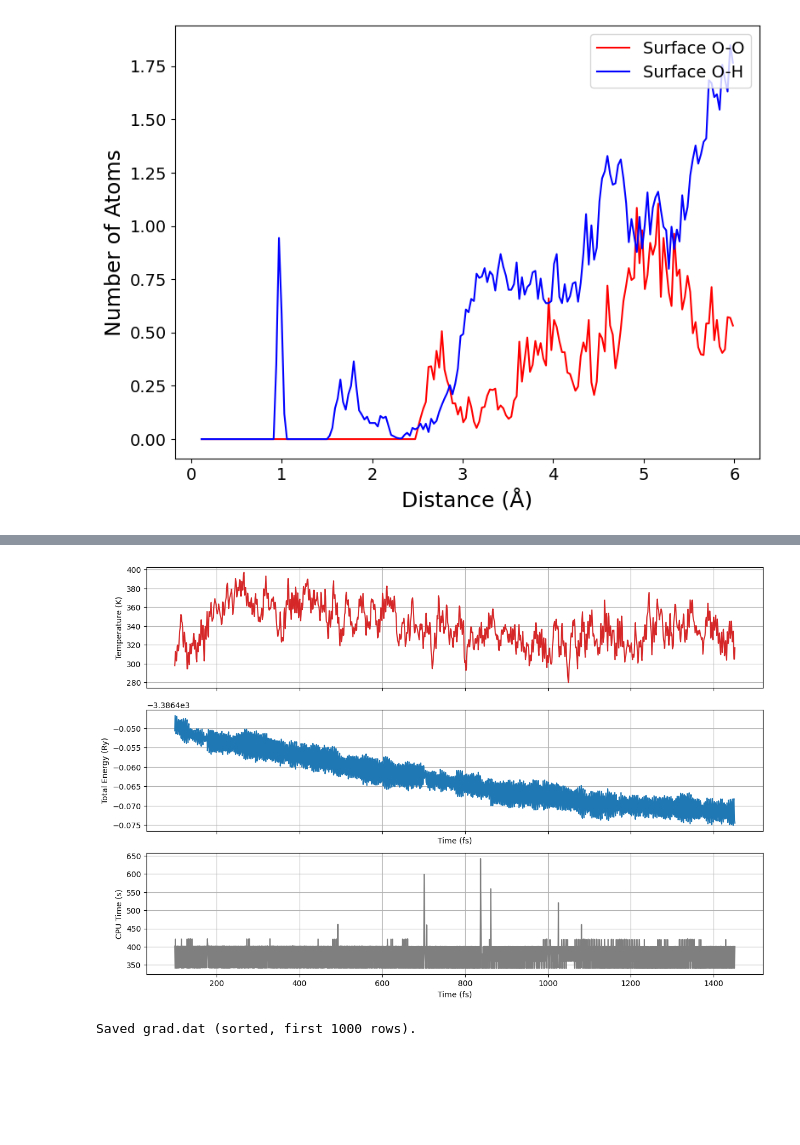
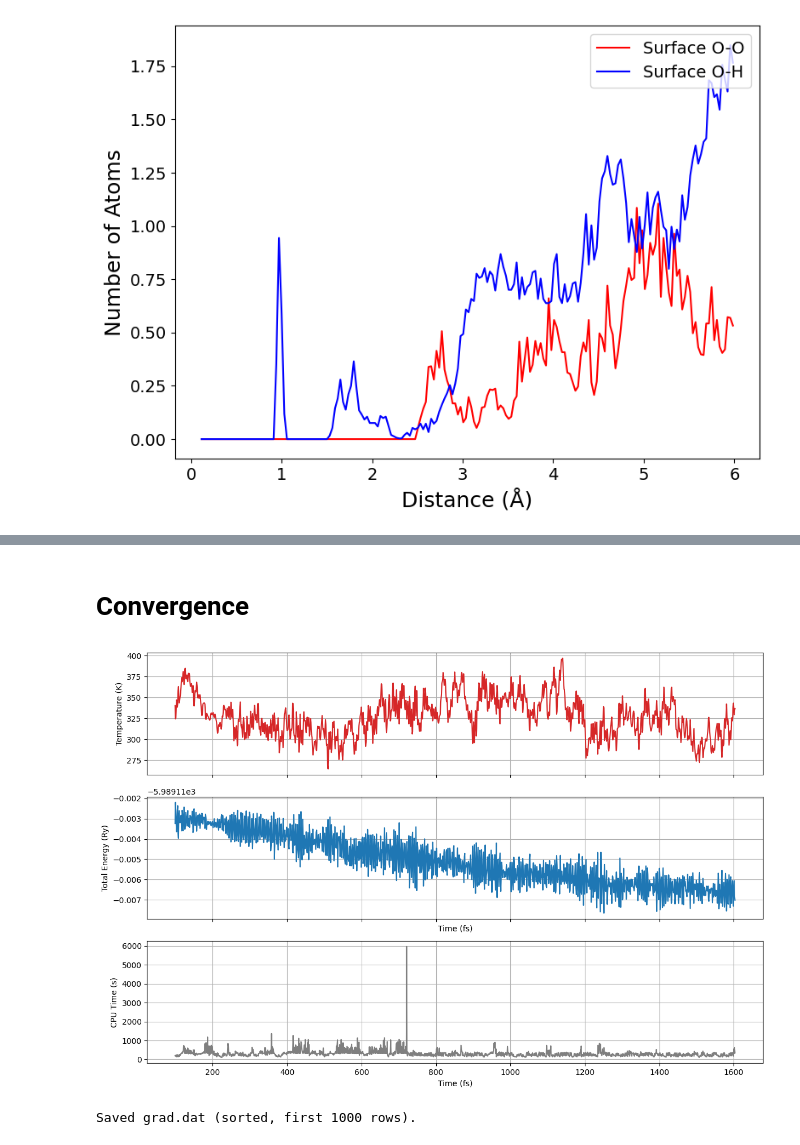
Before and after one commit to JihoonSon94/MD_Analysis, a Jupyter notebook: MD.ipynb, the cells around one changed output, grey strips where cells are left out. Drawn from its saved outputs; the diff is of its cells as text; code cells hidden in the pictures; blank space fills up the shorter version.

```diff
--- a/MD.ipynb
+++ b/MD.ipynb
@@ -696,42 +770,44 @@ plt.show()
+# %% [markdown]
+# **Convergence**
 # %%
 import numpy as np
 import matplotlib.pyplot as plt
 import os
 
-file_name = "CeO2-1.ener"
+file_name = "Cu-1.ener"
 desktop_dir = os.path.join(os.path.expanduser("~"), "Desktop")
 ener_file = os.path.join(desktop_dir, file_name)
 
 # columns: 0=md_step, 1=time_fs, 2=e_kin, 3=temp, 4=e_pot, 5=e_tot, 6=cpu_time
 
 data = np.loadtxt(ener_file, comments='#', skiprows=100, usecols=(1, 3, 5, 6))
 time_fs, temp, e_tot, cpu_time = data[:,0], data[:,1], data[:,2], data[:,3]
 
 fig, axes = plt.subplots(3, 1, figsize=(12, 8), sharex=True)
 
 # 위: 온도
 axes[0].plot(time_fs, temp, lw=1.5, color='tab:red')
 axes[0].set_ylabel('Temperature (K)')
 axes[0].ticklabel_format(style='plain', axis='y')
 axes[0].grid(True)
 
 # 아래: 에너지
 axes[1].plot(time_fs, e_tot, lw=1.5, color='tab:blue')
 axes[1].set_xlabel('Time (fs)')
 axes[1].set_ylabel('Total Energy (Ry)')
 axes[1].ticklabel_format(style='plain', axis='y')
 axes[1].grid(True)
 
 axes[2].plot(time_fs, cpu_time, lw=1.5, color='tab:grey')
 axes[2].set_xlabel('Time (fs)')
 axes[2].set_ylabel('CPU Time (s)')
 axes[2].ticklabel_format(style='plain', axis='y')
 axes[2].grid(True)
 
 plt.tight_layout()
 plt.show()
 # %% [output]
-[figure, old version]
+[figure, new version]
 # %%
 csv_file = "C:\\Users\\Jihoon\\Desktop\\CeO2_Cu-1_energy.csv"
 np.savetxt(
```
Also changed, not shown: parts of 7 cells of this notebook.
